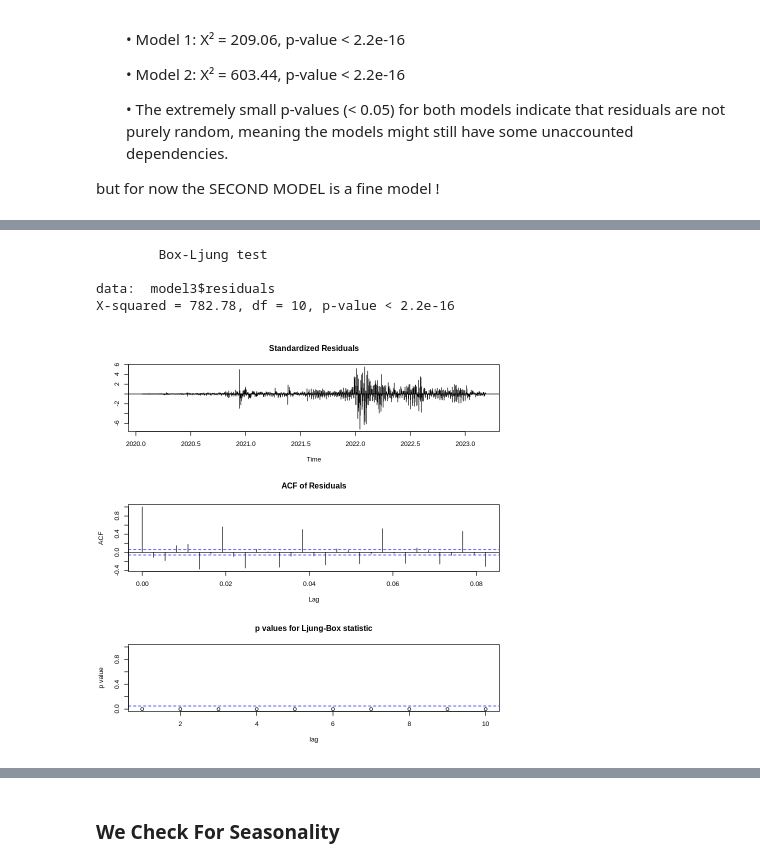
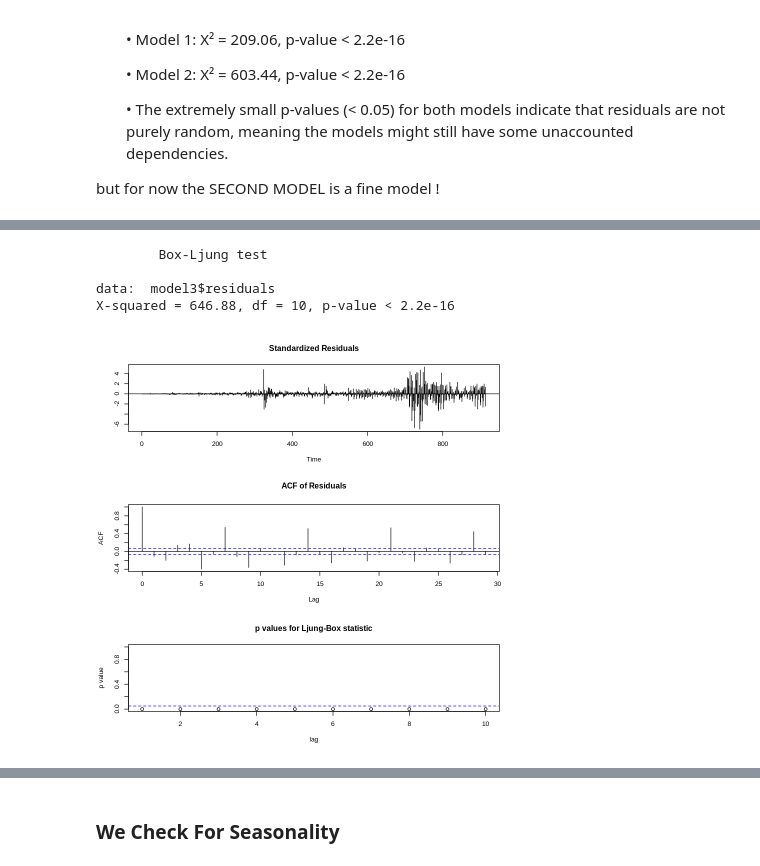
Before and after one commit to BadriAmouri/covid19-time-series-forecasting, a Jupyter notebook: Individual_Project_Time_Series_Badri_Amouri.ipynb, the cells around one changed output, grey strips where cells are left out. Drawn from its saved outputs; the diff is of its cells as text; code cells hidden in the pictures.

```diff
--- a/Individual_Project_Time_Series_Badri_Amouri.ipynb
+++ b/Individual_Project_Time_Series_Badri_Amouri.ipynb
@@ -134,0 +120,12 @@ The sampling frequency of your COVID-19 dataset is daily (1 observation per day)
+# %%
+# Define split point (80% training, 20% testing)
+train_size <- round(0.8 * length(covid_ts))  # 80% of data
+test_size <- length(covid_ts) - train_size   # Remaining 20%
+
+# Create train and test sets
+train_ts <- covid_ts[1:train_size]  # First 80% of data
+test_ts <- covid_ts[(train_size + 1):length(covid_ts)]  # Last 20% of data
+
+# Print sizes
+length(train_ts)  # Should be around 914
+length(test_ts)   # Should be around 229
@@ -542,16 +537,16 @@ pacf(diff_log_3_data, main = "PACF of third Differenced Data",lag.max = 20)
 # %%
-model3 <- arima(covid_ts, order = c(4, 3, 3)) # ARIMA(4,3,3)
+model3 <- arima(train_ts, order = c(4, 3, 3)) # ARIMA(4,3,2)
 # Check residuals to confirm the best model
 tsdiag(model3)  # Diagnostic plots for Model 3
 
 # Perform Ljung-Box test on residuals (to check autocorrelation)
 Box.test(model3$residuals, lag = 10, type = "Ljung-Box")
 # %% [output]
         Box-Ljung test
 
 data:  model3$residuals
-X-squared = 782.78, df = 10, p-value < 2.2e-16
+X-squared = 646.88, df = 10, p-value < 2.2e-16
-[figure, old version]
+[figure, new version]
 # %%
 AIC(model2, model3)
 # %% [output]
```
Also changed, not shown: parts of 51 cells of this notebook.
